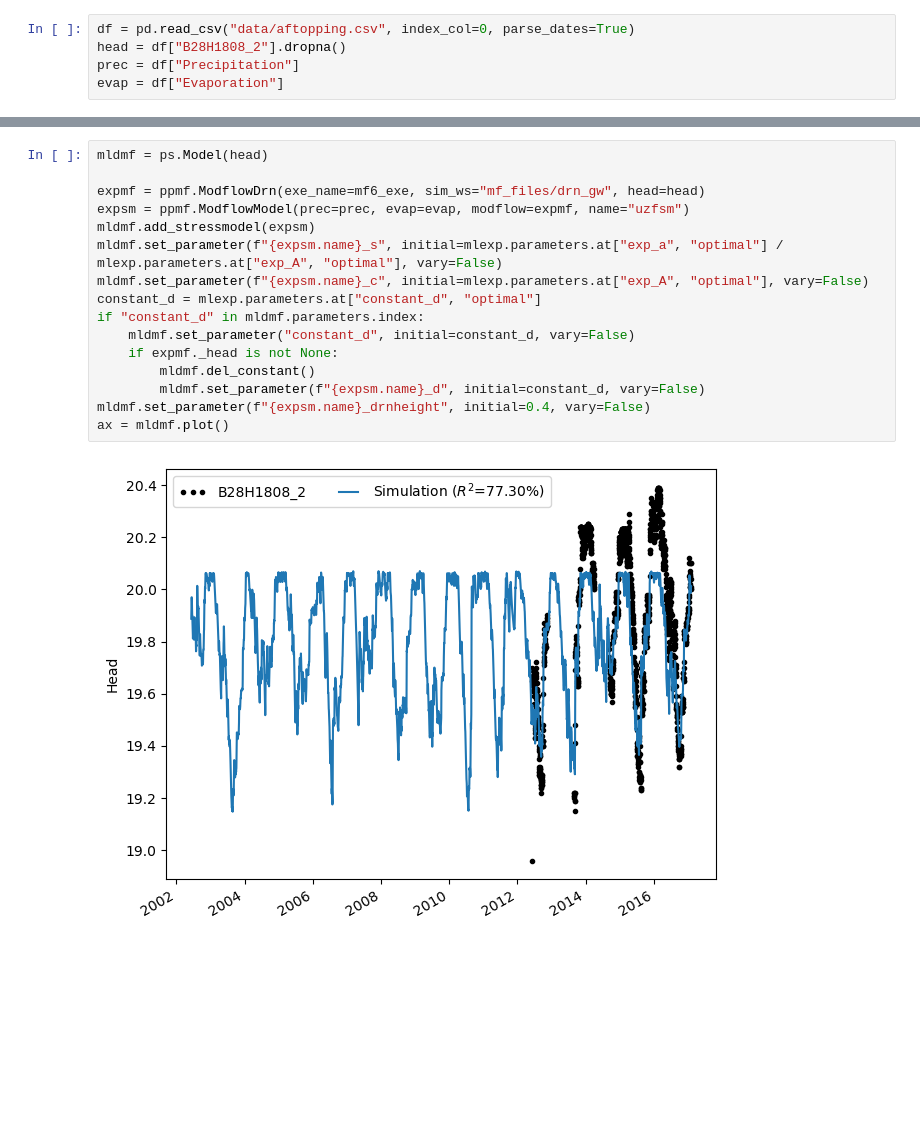
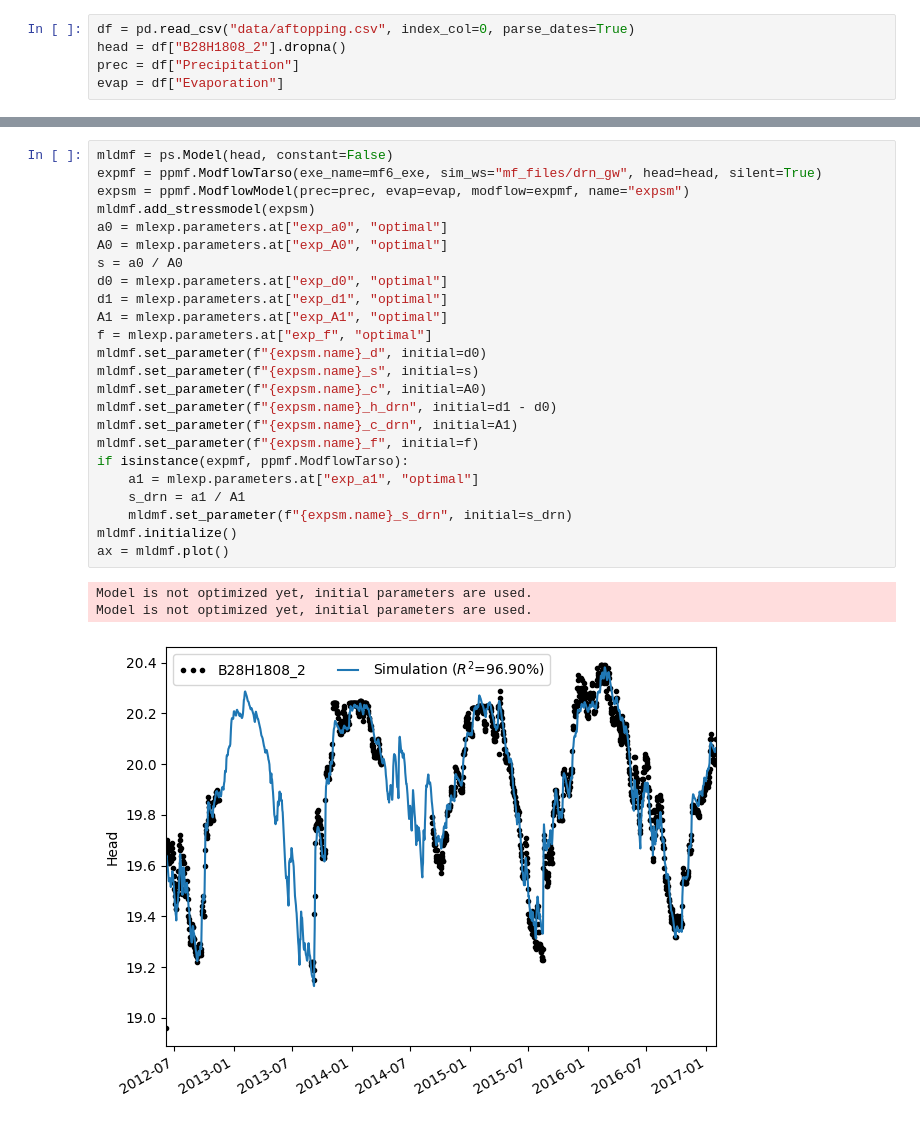
Before and after one commit to pastas/pastas-plugins, a Jupyter notebook: docs/examples/modflow_drn.ipynb, the cells around one changed output, grey strips where cells are left out. Drawn from its saved outputs; the diff is of its cells as text; blank space fills up the shorter version.

```diff
--- a/docs/examples/modflow_drn.ipynb
+++ b/docs/examples/modflow_drn.ipynb
@@ -65,18 +58,28 @@ constant_d   19.661340   19.880246  True
-# %%
-mldmf = ps.Model(head)
-
-expmf = ppmf.ModflowDrn(exe_name=mf6_exe, sim_ws="mf_files/drn_gw", head=head)
-expsm = ppmf.ModflowModel(prec=prec, evap=evap, modflow=expmf, name="uzfsm")
-mldmf.add_stressmodel(expsm)
-mldmf.set_parameter(f"{expsm.name}_s", initial=mlexp.parameters.at["exp_a", "optimal"] / mlexp.parameters.at["exp_A", "optimal"], vary=False)
-mldmf.set_parameter(f"{expsm.name}_c", initial=mlexp.parameters.at["exp_A", "optimal"], vary=False)
-constant_d = mlexp.parameters.at["constant_d", "optimal"]
-if "constant_d" in mldmf.parameters.index:
-    mldmf.set_parameter("constant_d", initial=constant_d, vary=False)
-    if expmf._head is not None:
-        mldmf.del_constant()
-        mldmf.set_parameter(f"{expsm.name}_d", initial=constant_d, vary=False)
-mldmf.set_parameter(f"{expsm.name}_drnheight", initial=0.4, vary=False)
-ax = mldmf.plot()
-# %% [output]
-[figure, removed]
+# %%
+mldmf = ps.Model(head, constant=False)
+expmf = ppmf.ModflowTarso(exe_name=mf6_exe, sim_ws="mf_files/drn_gw", head=head, silent=True)
+expsm = ppmf.ModflowModel(prec=prec, evap=evap, modflow=expmf, name="expsm")
+mldmf.add_stressmodel(expsm)
+a0 = mlexp.parameters.at["exp_a0", "optimal"]
+A0 = mlexp.parameters.at["exp_A0", "optimal"]
+s = a0 / A0
+d0 = mlexp.parameters.at["exp_d0", "optimal"]
+d1 = mlexp.parameters.at["exp_d1", "optimal"]
+A1 = mlexp.parameters.at["exp_A1", "optimal"]
+f = mlexp.parameters.at["exp_f", "optimal"]
+mldmf.set_parameter(f"{expsm.name}_d", initial=d0)
+mldmf.set_parameter(f"{expsm.name}_s", initial=s)
+mldmf.set_parameter(f"{expsm.name}_c", initial=A0)
+mldmf.set_parameter(f"{expsm.name}_h_drn", initial=d1 - d0)
+mldmf.set_parameter(f"{expsm.name}_c_drn", initial=A1)
+mldmf.set_parameter(f"{expsm.name}_f", initial=f)
+if isinstance(expmf, ppmf.ModflowTarso):
+    a1 = mlexp.parameters.at["exp_a1", "optimal"]
+    s_drn = a1 / A1
+    mldmf.set_parameter(f"{expsm.name}_s_drn", initial=s_drn)
+mldmf.initialize()
+ax = mldmf.plot()
+# %% [output]
+Model is not optimized yet, initial parameters are used.
+Model is not optimized yet, initial parameters are used.
+[figure, added]
```
Also changed, not shown: parts of 4 cells of this notebook, 2 other files.
